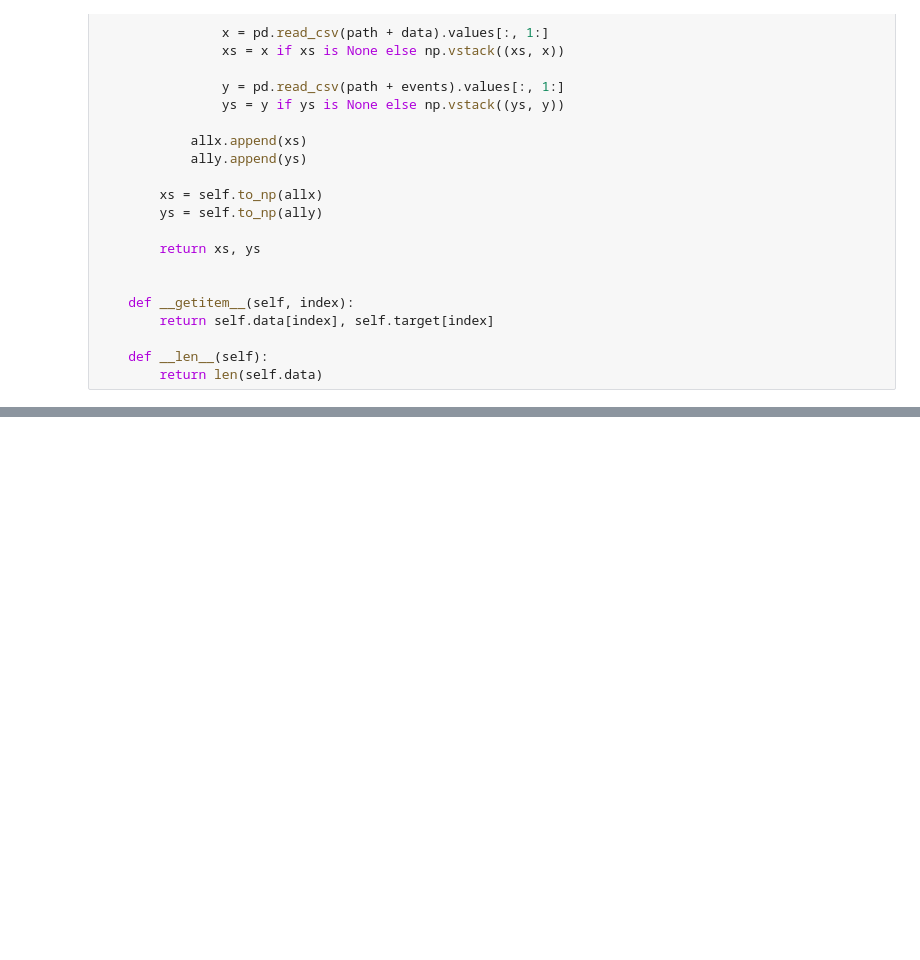
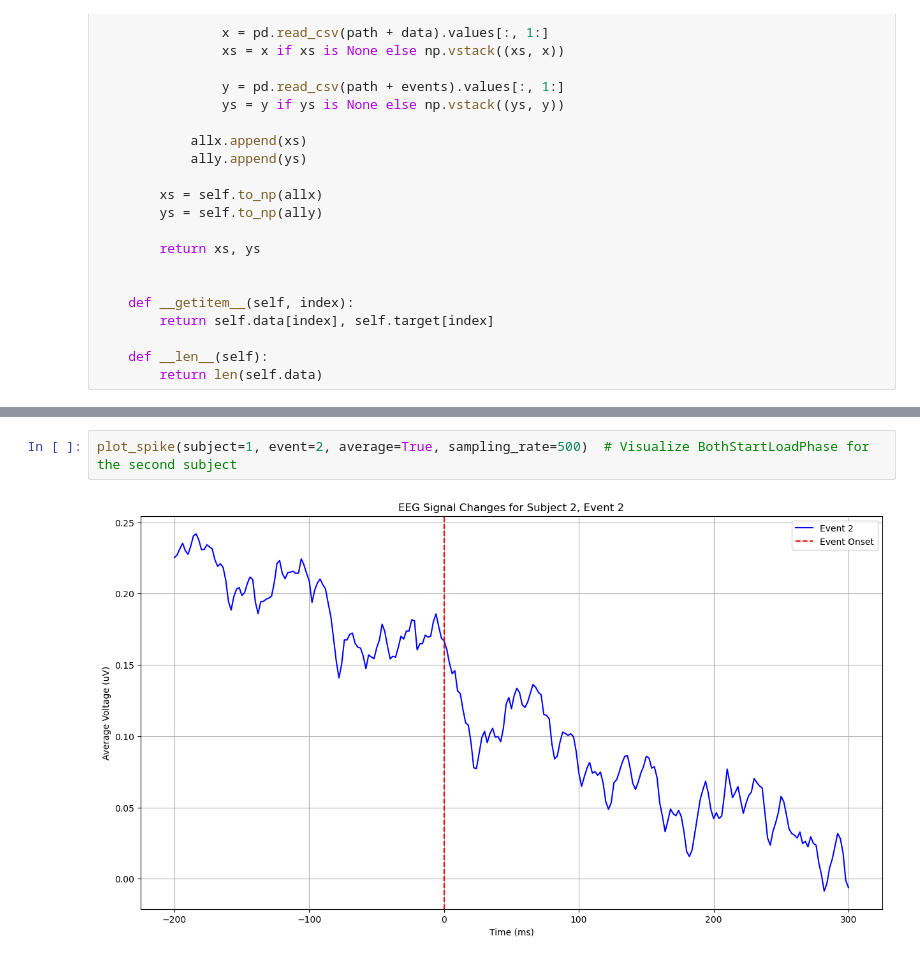
Before and after one commit to zahransa/MEG-EEG-MOTIONS, a Jupyter notebook: Reading_the_data.ipynb, the cells around one changed output, grey strips where cells are left out. Drawn from its saved outputs; the diff is of its cells as text; blank space fills up the shorter version.

```diff
--- a/Reading_the_data.ipynb
+++ b/Reading_the_data.ipynb
@@ -119,0 +243,4 @@ log: reading subject 4...
+# %%
+plot_spike(subject=1, event=2, average=True, sampling_rate=500)  # Visualize BothStartLoadPhase for the second subject
+# %% [output]
+[figure, added]
```
Also changed, not shown: parts of 7 cells of this notebook.
